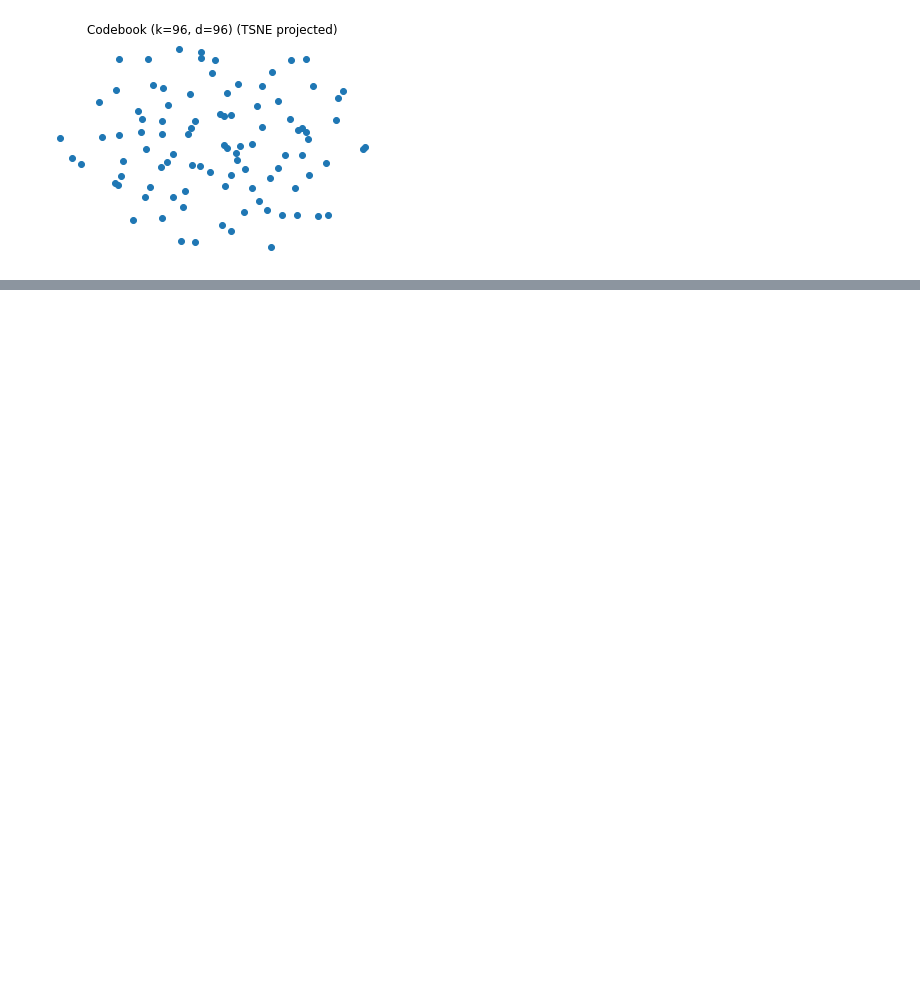
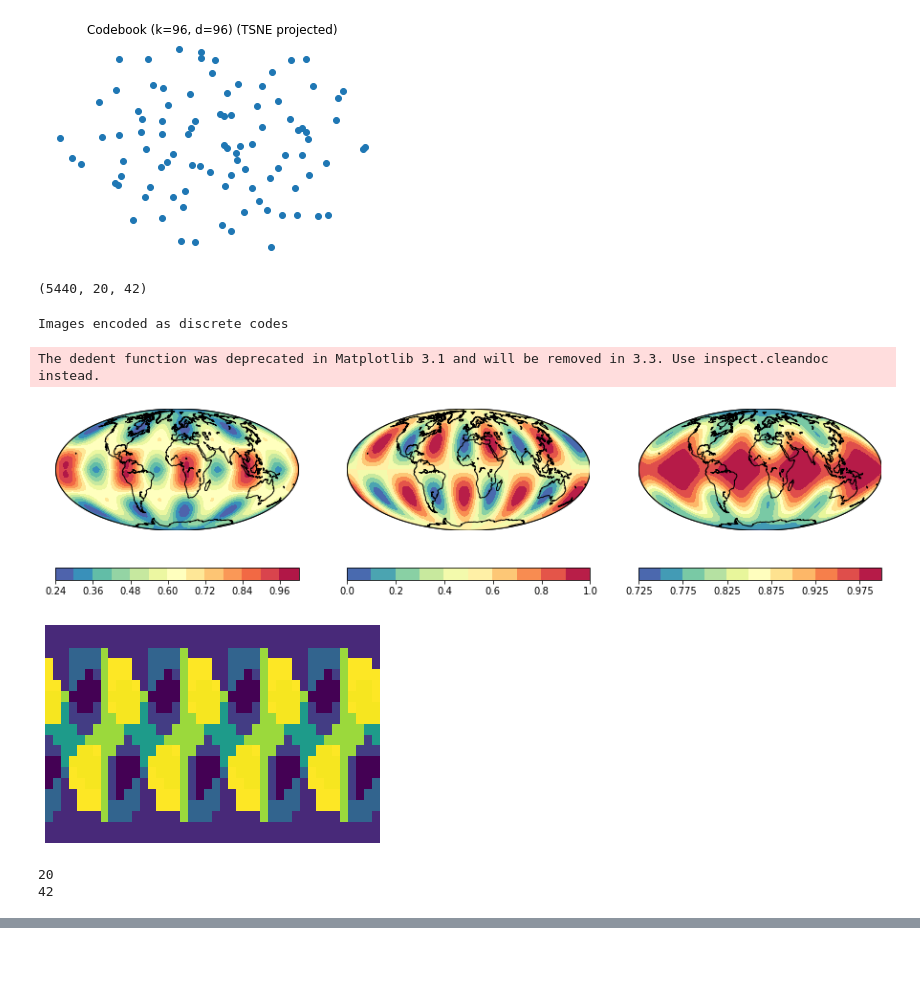
Before and after one commit to yezy17/DIDA_VQ-VAE, a Jupyter notebook: VQVAE_withPixelCNN.ipynb, the cells around one changed output, grey strips where cells are left out. Drawn from its saved outputs; the diff is of its cells as text; code cells hidden in the pictures; blank space fills up the shorter version.

```diff
--- a/VQVAE_withPixelCNN.ipynb
+++ b/VQVAE_withPixelCNN.ipynb
@@ -489,56 +489,69 @@ def gated_masked_conv2d(v_stack_in, h_stack_in, out_dim, kernel, mask='b', resid
     return v_stack_out, h_stack_out
 # %%
 # Dataset to train the Prior
-z_train = encoder.predict(field_train)
-z_train.shape
+new_z_train = encoder.predict(new_field_train)
+new_z_train.shape
+# %% [output]
+(5440, 20, 42)
 # %%
 # original versus reconstructions
 def viz_codes(encoder, item, n, random=1):
 
     if random == 1:
-        x = np.random.choice(field_test.shape[0], size=n, replace=False)
+        x = np.random.choice(new_field_test.shape[0], size=n, replace=False)
         print(x)
-        x = field_test[x]
+        x = new_field_test[x]
         codes = encoder.predict(x)
         fig = plt.figure(figsize=(4, 3))
         for i in range(n):
             plt.subplot(3, 4, i+1)
             plt.pcolor(codes[i, ::-1, :])
             plt.axis('off')
         plt.show()
     else:
         fig, axes = plt.subplots(1, len(var_list), figsize=(12,4))
         fig.subplots_adjust(left=0., right=1., bottom=0., top=0.9)
 
         # item = int(np.random.rand()*field_test.shape[0])
         for n_col, str_row in enumerate(var_list):
             m = Basemap(projection='moll', llcrnrlat=-90, urcrnrlat=90,\
                         llcrnrlon=0, urcrnrlon=360, resolution='c', lon_0=0, ax=axes[n_col])
             m.drawcoastlines()
             m.drawmapboundary()
-            value_cyclic, lons_cyclic = addcyclic(field_test[item, :, :, n_col], lons)
+            value_cyclic, lons_cyclic = addcyclic(new_field_test[item, :, 9:369, n_col], lons)
             value_cyclic, lons_cyclic = shiftgrid(180., value_cyclic, lons_cyclic, start=False)
             lon2d, lat2d = np.meshgrid(lons_cyclic, lats)
             x, y = m(lon2d, lat2d)
             cs = m.contourf(x, y, value_cyclic, 11, cmap=plt.cm.Spectral_r)
             cbar = plt.colorbar(cs, orientation='horizontal', shrink=1, ax=axes[n_col])
 
-        x = field_test[item:item+1]
+        x = new_field_test[item:item+1]
         codes = encoder.predict(x)
         fig2 = plt.figure(num='code')
         plt.pcolor(codes[0, ::-1, :])
         plt.axis('off')
         plt.show()
 
 
 print("Images encoded as discrete codes")
 viz_codes(encoder, 524, 12, 0)
+# %% [output]
+Images encoded as discrete codes
+The dedent function was deprecated in Matplotlib 3.1 and will be removed in 3.3. Use inspect.cleandoc instead.
+[figure, added]
+[figure, added]
 # %%
 PIXELCNN_BATCH_SIZE = 128         # Batch size for training the PixelCNN prior
 PIXELCNN_NUM_EPOCHS = 100          # Number of epochs
 PIXELCNN_LEARNING_RATE = 3e-4     # Learning rate
 PIXELCNN_NUM_BLOCKS = 12          # Number of Gated PixelCNN blocks in the architecture
 PIXELCNN_NUM_FEATURE_MAPS = 32    # Width of each PixelCNN block
+# %%
+print(SIZEX)
+print(SIZEY)
+# %% [output]
+20
+42
 # %%
 def build_pixelcnn(codes_sampler, k, sizex, sizey, num_layers, num_feature_maps=32):
     pixelcnn_prior_inputs = K.layers.Input(shape=(sizex, sizey), name='pixelcnn_prior_inputs', dtype=tf.int32)
```
Also changed, not shown: parts of 5 cells of this notebook.
